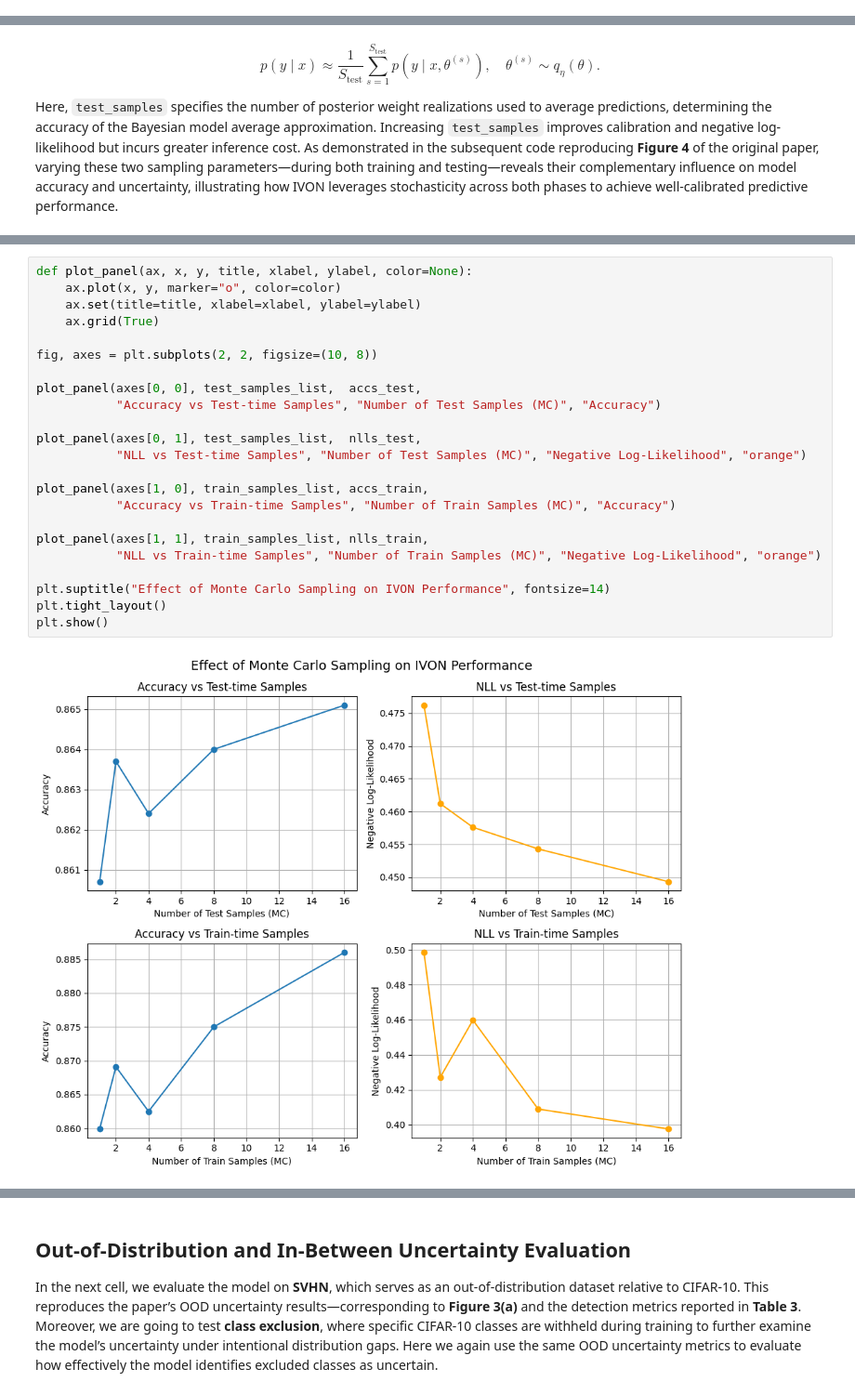
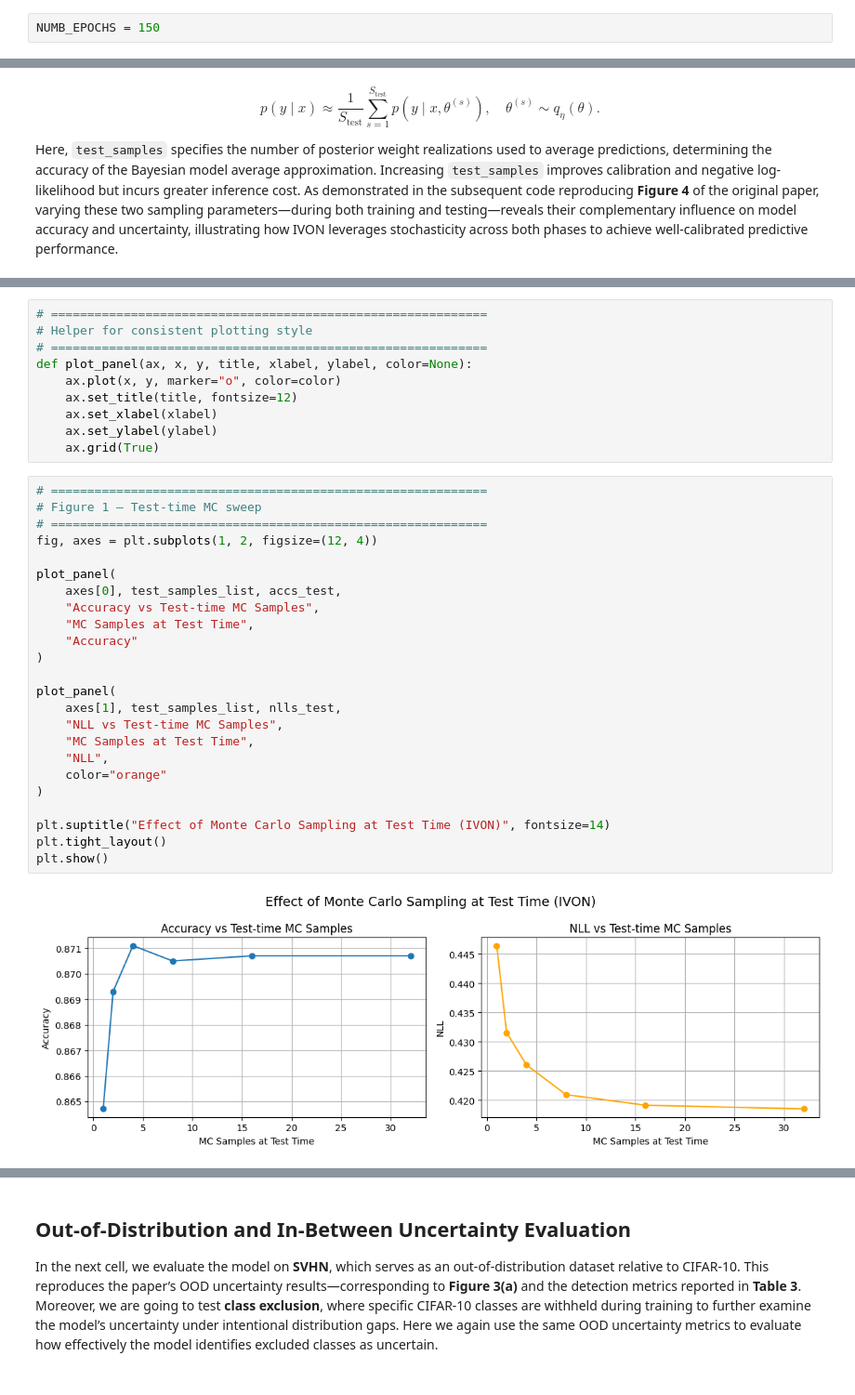
Before and after one commit to pontusherzen/IVON, a Jupyter notebook: ID&OOD_uncertainty_eval_1.ipynb, the cells around one changed output, grey strips where cells are left out. Shown at 93% size. Cells and saved outputs as stored; diff of their text form.

```diff
--- a/ID&OOD_uncertainty_eval_1.ipynb
+++ b/ID&OOD_uncertainty_eval_1.ipynb
@@ -72,6 +64,8 @@ This section loads the CIFAR-10 dataset and applies standard preprocessing used
 The code below first defines the normalization values, then creates two transform pipelines: a training transform that includes random cropping and horizontal flipping for data augmentation, and a testing transform that applies only tensor conversion and normalization. The training portion of the CIFAR-10 dataset is then loaded twice so we can construct a train/validation split: one version uses the augmented transforms for training, and the other uses the non-augmented transforms for validation. After splitting the dataset into training and validation subsets, we load the test set with only normalization. Finally, we wrap the train, validation, and test datasets in PyTorch `DataLoader` objects with a batch size of 50.
 
 This procedure matches the dataset handling strategy used in the [IVON reference implementation](https://github.com/team-approx-bayes/ivon-experiments/blob/main/common/dataloaders.py).
+# %%
+NUMB_EPOCHS = 150
 # %%
 # --- Standard CIFAR-10 normalization ---
 mean = (0.4914, 0.4822, 0.4465)
@@ -922,25 +1150,36 @@ for s in train_samples_list:
+# %%
+# ============================================================
+# Helper for consistent plotting style
+# ============================================================
+def plot_panel(ax, x, y, title, xlabel, ylabel, color=None):
+    ax.plot(x, y, marker="o", color=color)
+    ax.set_title(title, fontsize=12)
+    ax.set_xlabel(xlabel)
+    ax.set_ylabel(ylabel)
+    ax.grid(True)
 # %%
-def plot_panel(ax, x, y, title, xlabel, ylabel, color=None):
-    ax.plot(x, y, marker="o", color=color)
-    ax.set(title=title, xlabel=xlabel, ylabel=ylabel)
-    ax.grid(True)
+# ============================================================
+# Figure 1 — Test-time MC sweep
+# ============================================================
+fig, axes = plt.subplots(1, 2, figsize=(12, 4))
 
-fig, axes = plt.subplots(2, 2, figsize=(10, 8))
+plot_panel(
+    axes[0], test_samples_list, accs_test,
+    "Accuracy vs Test-time MC Samples",
+    "MC Samples at Test Time",
+    "Accuracy"
+)
 
-plot_panel(axes[0, 0], test_samples_list,  accs_test,
-           "Accuracy vs Test-time Samples", "Number of Test Samples (MC)", "Accuracy")
+plot_panel(
+    axes[1], test_samples_list, nlls_test,
+    "NLL vs Test-time MC Samples",
+    "MC Samples at Test Time",
+    "NLL",
+    color="orange"
+)
 
-plot_panel(axes[0, 1], test_samples_list,  nlls_test,
-           "NLL vs Test-time Samples", "Number of Test Samples (MC)", "Negative Log-Likelihood", "orange")
-
-plot_panel(axes[1, 0], train_samples_list, accs_train,
-           "Accuracy vs Train-time Samples", "Number of Train Samples (MC)", "Accuracy")
-
-plot_panel(axes[1, 1], train_samples_list, nlls_train,
-           "NLL vs Train-time Samples", "Number of Train Samples (MC)", "Negative Log-Likelihood", "orange")
-
-plt.suptitle("Effect of Monte Carlo Sampling on IVON Performance", fontsize=14)
+plt.suptitle("Effect of Monte Carlo Sampling at Test Time (IVON)", fontsize=14)
 plt.tight_layout()
 plt.show()
 # %% [output]
-[figure, old version]
+[figure, new version]
```
Also changed, not shown: parts of 28 cells of this notebook, 2 other files.
